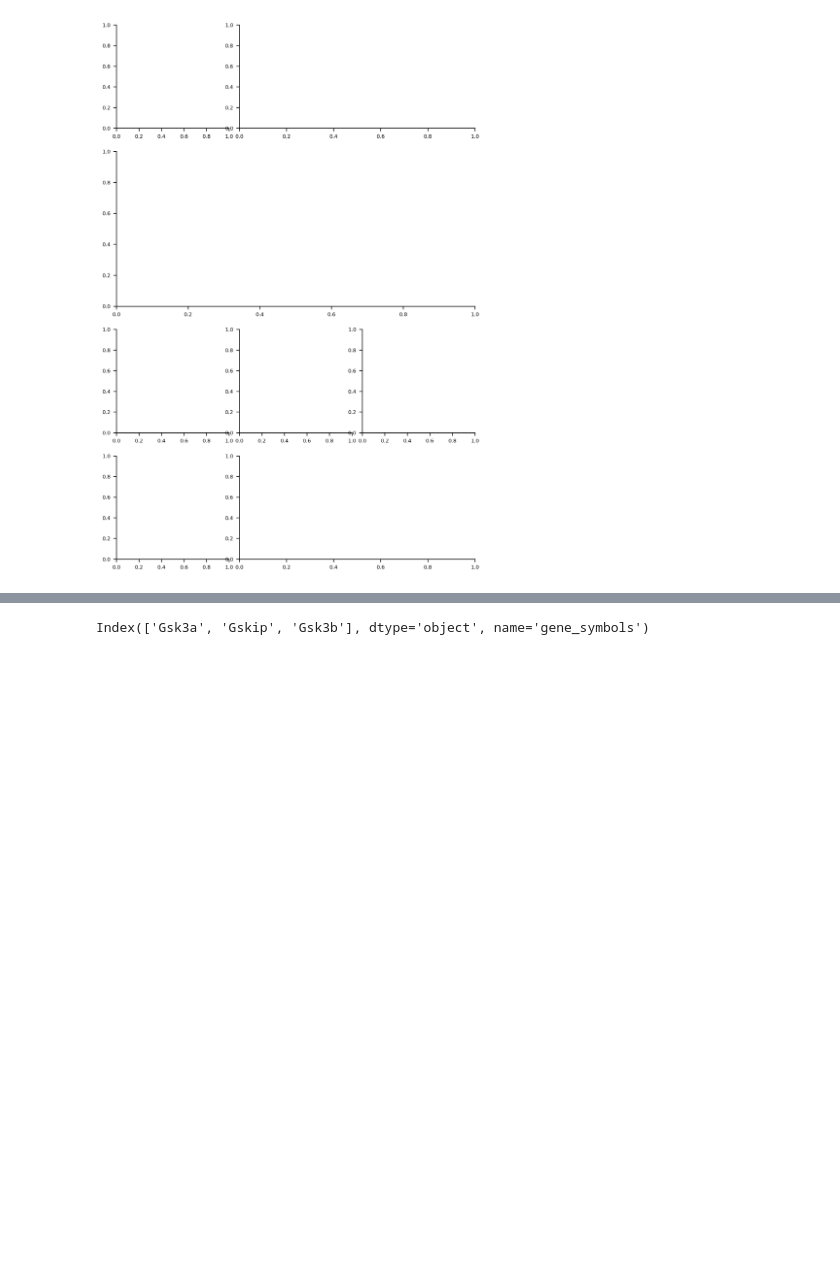
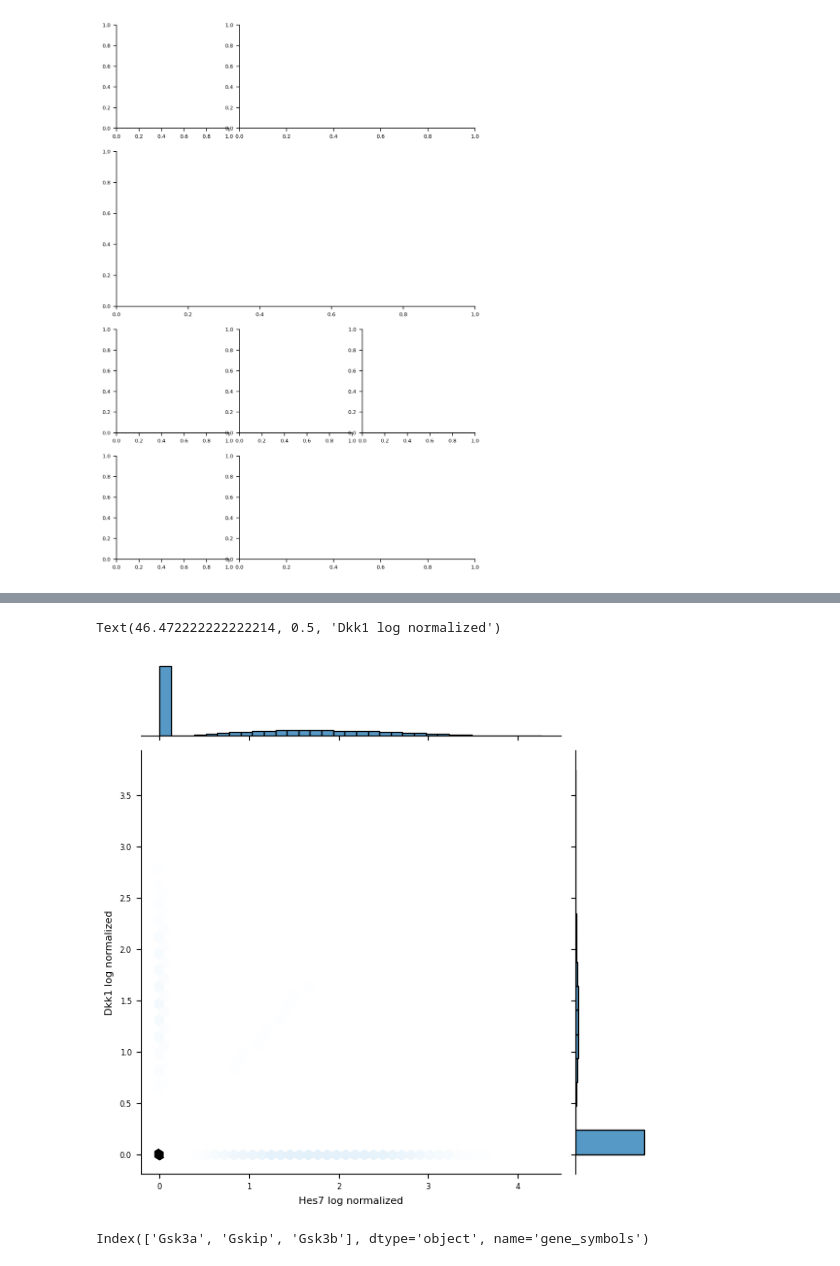
Before and after one commit to gityves/CoPhaser, a Jupyter notebook: paper/code/figure_S10/somite_supp_fig.ipynb, the cells around one changed output, grey strips where cells are left out. Cells and saved outputs as stored; diff of their text form; code cells hidden in the pictures; blank space fills up the shorter version.

```diff
--- a/paper/code/figure_S10/somite_supp_fig.ipynb
+++ b/paper/code/figure_S10/somite_supp_fig.ipynb
@@ -45,3 +45,7 @@ adata = anndata.read_h5ad(
 i_cycling = adata.obs["cycling"]
 adata_all = adata.copy()
 adata = adata[i_cycling]
+# %%
+fractions = utils.get_genes_fractions(
+    adata=adata, gene_names=["Hes7", "Dkk1"], normalized=True
+)
@@ -48,3 +62,10 @@ adata = adata[i_cycling]
+# %%
+sns.jointplot(x=fractions[:, 0], y=fractions[:, 1], kind="hex")
+plt.xlabel("Hes7 log normalized")
+plt.ylabel("Dkk1 log normalized")
+# %% [output]
+Text(46.472222222222214, 0.5, 'Dkk1 log normalized')
+[figure, added]
 # %%
 adata.obsm["X_pca"] = np.load(f"data/somite_phase_PCA.npy")
 # %%
```
Also changed, not shown: parts of 1 cell of this notebook, 5 other files.
